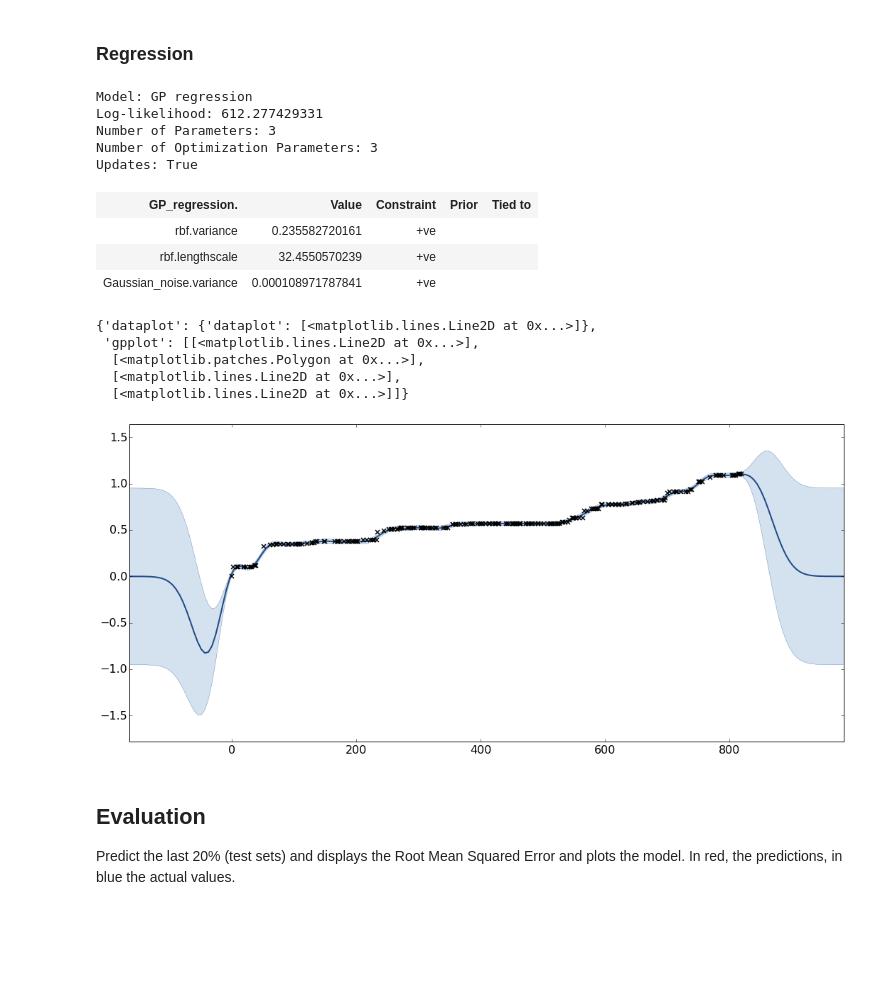
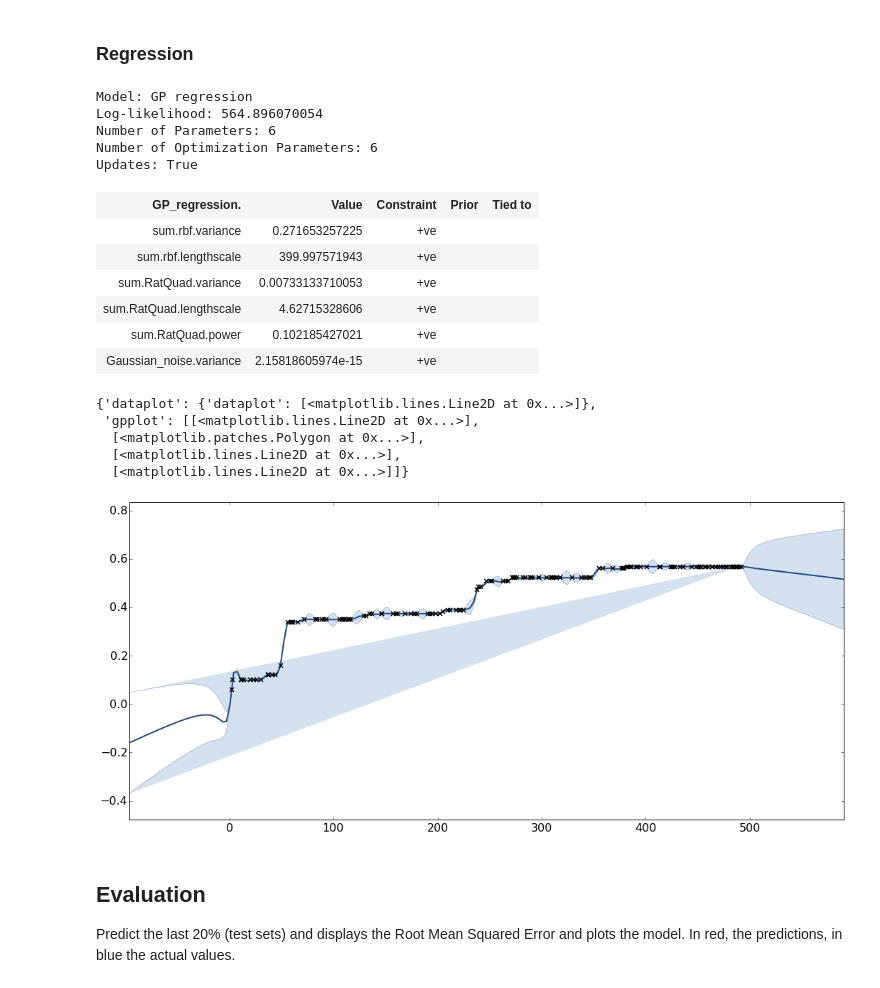
Before and after one commit to vicow/gaussian-process, a Jupyter notebook: notebooks/sidekick-project-regression.ipynb, the cells around one changed output. Cells and saved outputs as stored; diff of their text form; code cells hidden in the pictures; blank space fills up the shorter version.

```diff
--- a/notebooks/sidekick-project-regression.ipynb
+++ b/notebooks/sidekick-project-regression.ipynb
@@ -44,7 +48,7 @@ We keep only the observations where there is a change from the previous one in o
 
 **Default size**: 80% for trainig, 20% for testing
 # %%
-threshold = 0.8
+threshold = 0.5
 money = project.money
 time, money = project.resample(money)
 x_train, y_train, x_test, y_test = project.split(time, money, threshold)
@@ -108,40 +112,44 @@ DOM1000 = GPy.kern.DomainKernel(input_dim=1, start=525, stop=1000)
 ### Regression
 # %%
 kernel = SE.copy()
-#kernel = GPy.kern.RBF(input_dim=1, lengthscale=400)
-#kernel = GPy.kern.RBF(input_dim=1, lengthscale=400) + SE.copy()
-#kernel = GPy.kern.RBF(input_dim=1, lengthscale=400) + RQ.copy()
+kernel = GPy.kern.RBF(input_dim=1, lengthscale=600)
+kernel = GPy.kern.RBF(input_dim=1, lengthscale=500) + SE.copy()
+kernel = GPy.kern.RBF(input_dim=1, lengthscale=400) + RQ.copy()
+#kernel = GPy.kern.RatQuad(input_dim=1, lengthscale=600)
 #kernel = GPy.kern.RatQuad(input_dim=1, lengthscale=500) + RQ.copy()
 
 #mf = GPy.mappings.Linear(input_dim=1, output_dim=1)
 
 X = np.ndarray(shape=(len(x_train), 1), buffer=x_train, dtype=int)
 Y = np.ndarray(shape=(len(y_train), 1), buffer=y_train, dtype=float)
 
 #m = GPy.models.GPRegression(X, Y, kernel, mean_function=mf)
 m = GPy.models.GPRegression(X, Y, kernel)
 
 m.optimize()
 #m.optimize_restarts(num_restarts=10)
 
 display(m)
 m.plot()
 # %% [output]
 Model: GP regression
-Log-likelihood: 612.277429331
-Number of Parameters: 3
-Number of Optimization Parameters: 3
+Log-likelihood: 564.896070054
+Number of Parameters: 6
+Number of Optimization Parameters: 6
 Updates: True
 | GP_regression. | Value | Constraint | Prior | Tied to |
-| rbf.variance | 0.235582720161 | +ve |  |  |
-| rbf.lengthscale | 32.4550570239 | +ve |  |  |
-| Gaussian_noise.variance | 0.000108971787841 | +ve |  |  |
+| sum.rbf.variance | 0.271653257225 | +ve |  |  |
+| sum.rbf.lengthscale | 399.997571943 | +ve |  |  |
+| sum.RatQuad.variance | 0.00733133710053 | +ve |  |  |
+| sum.RatQuad.lengthscale | 4.62715328606 | +ve |  |  |
+| sum.RatQuad.power | 0.102185427021 | +ve |  |  |
+| Gaussian_noise.variance | 2.15818605974e-15 | +ve |  |  |
 {'dataplot': {'dataplot': [<matplotlib.lines.Line2D at 0x...>]},
  'gpplot': [[<matplotlib.lines.Line2D at 0x...>],
   [<matplotlib.patches.Polygon at 0x...>],
   [<matplotlib.lines.Line2D at 0x...>],
   [<matplotlib.lines.Line2D at 0x...>]]}
-[figure, old version]
+[figure, new version]
 # %% [markdown]
 ## Evaluation
 Predict the last 20% (test sets) and displays the Root Mean Squared Error and plots the model. In red, the predictions, in blue the actual values.
```
Also changed, not shown: parts of 2 cells of this notebook, 4 other files.
